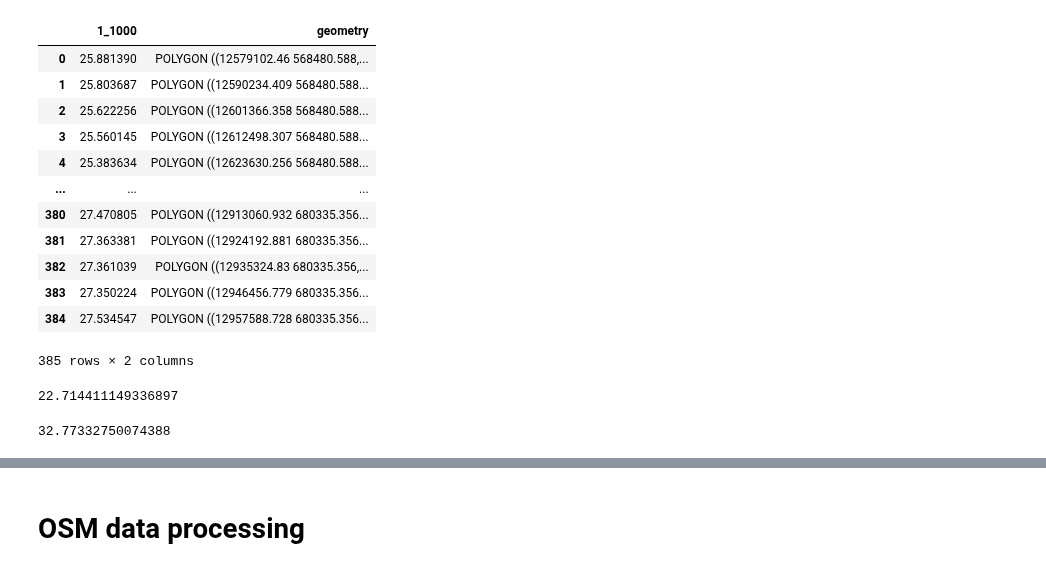
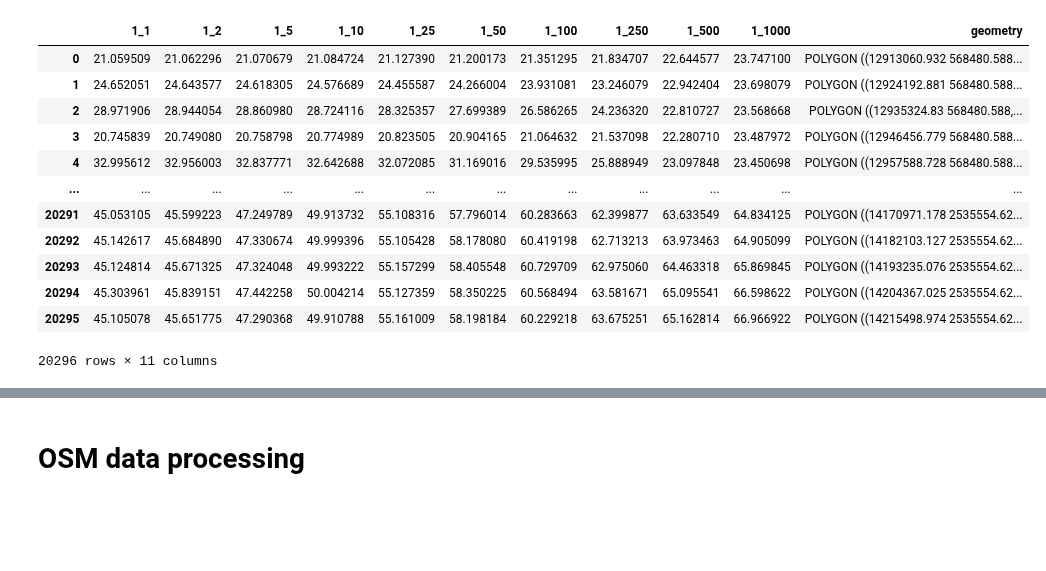
Before and after one commit to Mengqi-Ye/pg_risk_analysis, a Jupyter notebook: notebooks/Example_run.ipynb, the cells around one changed output, grey strips where cells are left out. Cells and saved outputs as stored; diff of their text form; code cells hidden in the pictures; blank space fills up the shorter version.

```diff
--- a/notebooks/Example_run.ipynb
+++ b/notebooks/Example_run.ipynb
@@ -687,28 +601,19 @@ brn_wind = open_storm_data('BRN')
-# %%
-brn_wind[''][['1_1000','geometry']] #climate_model, return_period
-# %% [output]
-|  | 1_1000 | geometry |
-| 0 | 25.881390 | POLYGON ((12579102.46 568480.588,... |
-| 1 | 25.803687 | POLYGON ((12590234.409 568480.588... |
-| 2 | 25.622256 | POLYGON ((12601366.358 568480.588... |
-| 3 | 25.560145 | POLYGON ((12612498.307 568480.588... |
-| 4 | 25.383634 | POLYGON ((12623630.256 568480.588... |
-| ... | ... | ... |
-| 380 | 27.470805 | POLYGON ((12913060.932 680335.356... |
-| 381 | 27.363381 | POLYGON ((12924192.881 680335.356... |
-| 382 | 27.361039 | POLYGON ((12935324.83 680335.356,... |
-| 383 | 27.350224 | POLYGON ((12946456.779 680335.356... |
-| 384 | 27.534547 | POLYGON ((12957588.728 680335.356... |
-385 rows × 2 columns
-# %%
-#ne
-brn_wind['_CMCC-CM2-VHR4']['1_1_CMCC-CM2-VHR4'].min()
-# %% [output]
-22.714411149336897
-# %%
-#gdam
-twn_wind('TWN')['_CMCC-CM2-VHR4']#['1_1_CMCC-CM2-VHR4'].min()
-# %% [output]
-32.77332750074388
+# %%
+df_tc = open_storm_data('PHL')
+df_tc['']
+# %% [output]
+|  | 1_1 | 1_2 | 1_5 | 1_10 | 1_25 | 1_50 | 1_100 | 1_250 | 1_500 | 1_1000 | geometry |
+| 0 | 21.059509 | 21.062296 | 21.070679 | 21.084724 | 21.127390 | 21.200173 | 21.351295 | 21.834707 | 22.644577 | 23.747100 | POLYGON ((12913060.932 568480.588... |
+| 1 | 24.652051 | 24.643577 | 24.618305 | 24.576689 | 24.455587 | 24.266004 | 23.931081 | 23.246079 | 22.942404 | 23.698079 | POLYGON ((12924192.881 568480.588... |
+| 2 | 28.971906 | 28.944054 | 28.860980 | 28.724116 | 28.325357 | 27.699389 | 26.586265 | 24.236320 | 22.810727 | 23.568668 | POLYGON ((12935324.83 568480.588,... |
+| 3 | 20.745839 | 20.749080 | 20.758798 | 20.774989 | 20.823505 | 20.904165 | 21.064632 | 21.537098 | 22.280710 | 23.487972 | POLYGON ((12946456.779 568480.588... |
+| 4 | 32.995612 | 32.956003 | 32.837771 | 32.642688 | 32.072085 | 31.169016 | 29.535995 | 25.888949 | 23.097848 | 23.450698 | POLYGON ((12957588.728 568480.588... |
+| ... | ... | ... | ... | ... | ... | ... | ... | ... | ... | ... | ... |
+| 20291 | 45.053105 | 45.599223 | 47.249789 | 49.913732 | 55.108316 | 57.796014 | 60.283663 | 62.399877 | 63.633549 | 64.834125 | POLYGON ((14170971.178 2535554.62... |
+| 20292 | 45.142617 | 45.684890 | 47.330674 | 49.999396 | 55.105428 | 58.178080 | 60.419198 | 62.713213 | 63.973463 | 64.905099 | POLYGON ((14182103.127 2535554.62... |
+| 20293 | 45.124814 | 45.671325 | 47.324048 | 49.993222 | 55.157299 | 58.405548 | 60.729709 | 62.975060 | 64.463318 | 65.869845 | POLYGON ((14193235.076 2535554.62... |
+| 20294 | 45.303961 | 45.839151 | 47.442258 | 50.004214 | 55.127359 | 58.350225 | 60.568494 | 63.581671 | 65.095541 | 66.598622 | POLYGON ((14204367.025 2535554.62... |
+| 20295 | 45.105078 | 45.651775 | 47.290368 | 49.910788 | 55.161009 | 58.198184 | 60.229218 | 63.675251 | 65.162814 | 66.966922 | POLYGON ((14215498.974 2535554.62... |
+20296 rows × 11 columns
 # %%
 def clip_flood_data(country_code):
```
Also changed, not shown: parts of 48 cells of this notebook, 29 other files.
